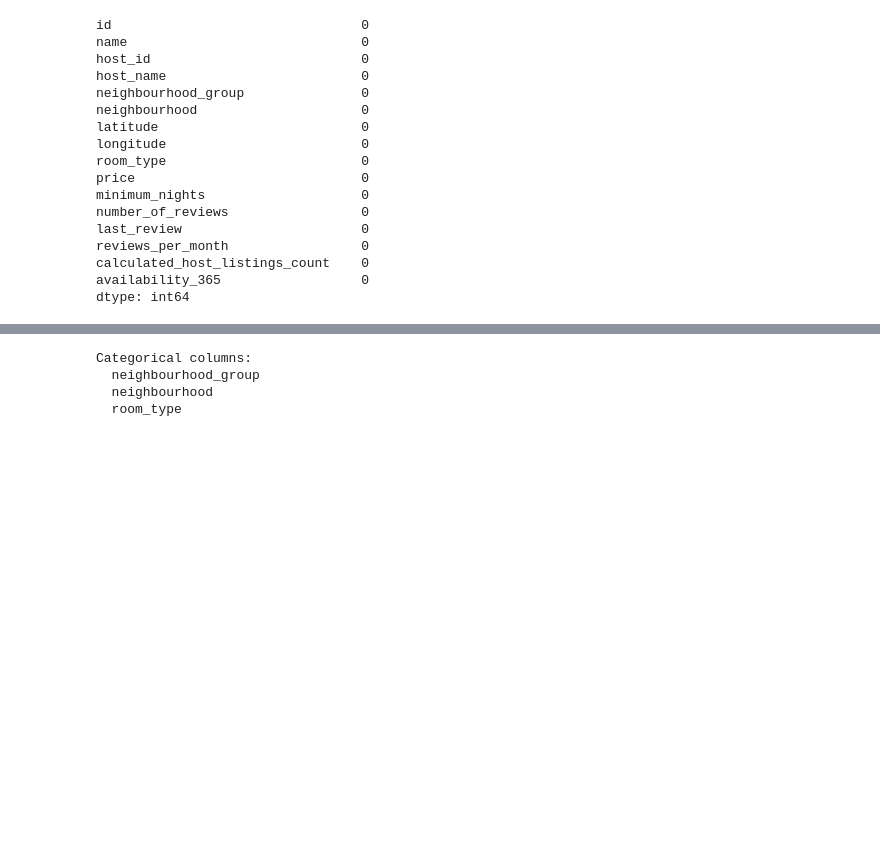
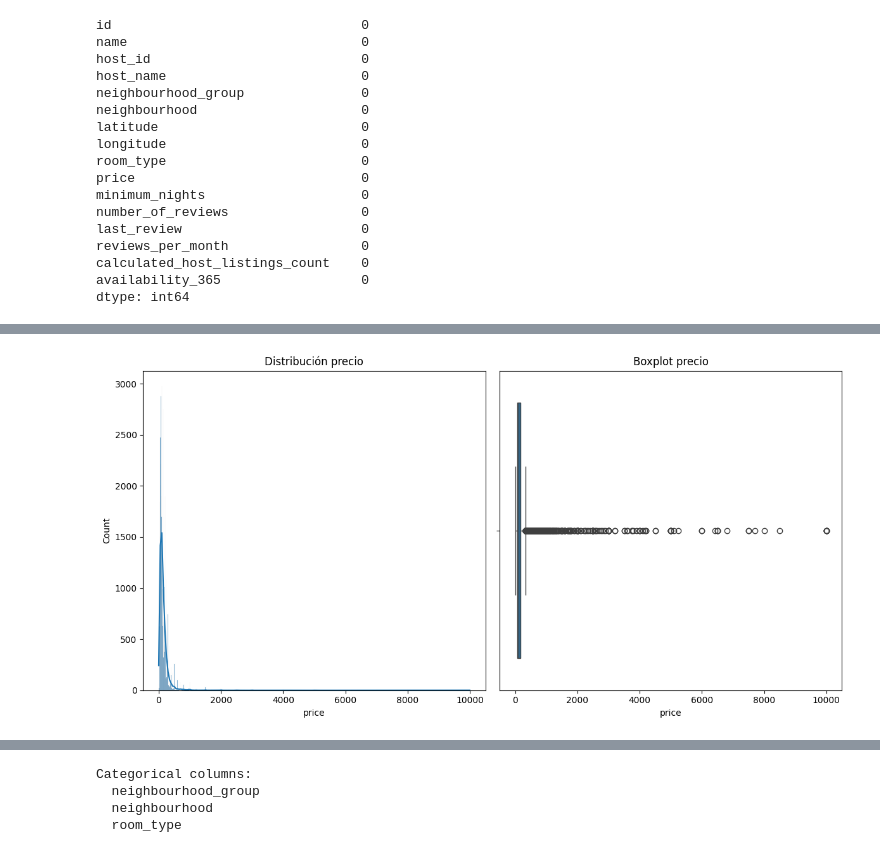
Before and after one commit to 4GeeksAcademy/fer-romerEDA, a Jupyter notebook: src/explore.ipynb, the cells around one changed output, grey strips where cells are left out. Saved outputs shown, nothing was run; the diff lists cells and outputs as text; code cells hidden in the pictures; blank space fills up the shorter version.

```diff
--- a/src/explore.ipynb
+++ b/src/explore.ipynb
@@ -217,0 +218,18 @@ AB_NYC_2019.head()
+# %%
+# Análisis de la variable 'price'
+plt.figure(figsize=(12,6))
+
+# Histograma
+plt.subplot(1,2,1)
+sns.histplot(AB_NYC_2019['price'], kde = True)
+plt.title('Distribución precio')
+
+# Boxplot
+plt.subplot(1,2,2)
+sns.boxplot(x = AB_NYC_2019['price'])
+plt.title('Boxplot precio')
+
+plt.tight_layout()
+plt.show()
+# %% [output]
+[figure, added]
```
Also changed, not shown: parts of 31 cells of this notebook, 3 other files.
